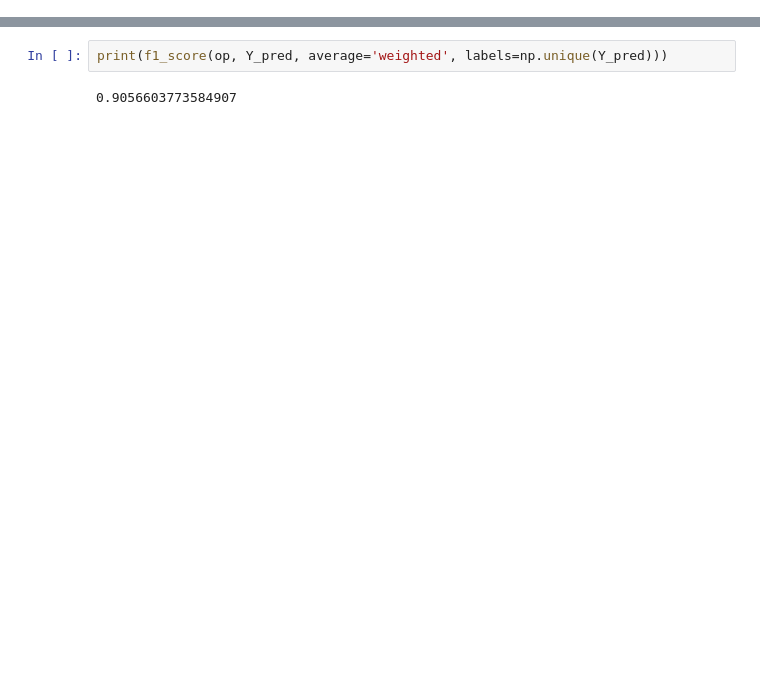
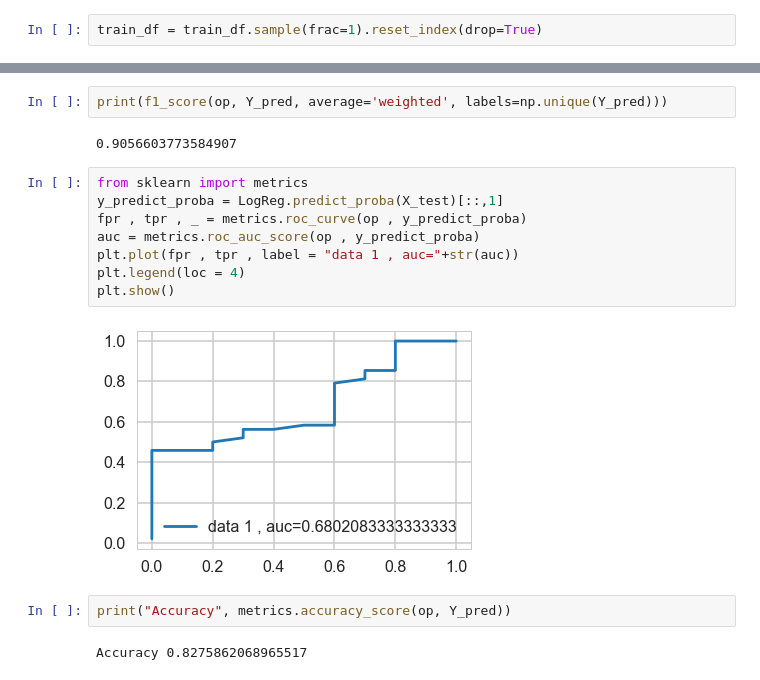
Before and after one commit to 7saheelahmed/Infant-Mortality-Prediction, a Jupyter notebook: Infant Mortality Prediction.ipynb, the cells around one changed output, grey strips where cells are left out. Cells and saved outputs as stored; diff of their text form; blank space fills up the shorter version.

```diff
--- a/Infant Mortality Prediction.ipynb
+++ b/Infant Mortality Prediction.ipynb
@@ -18,3 +18,5 @@ train_df.head()
 | 3 | 1 | 29 | 1 | 6 | ... |
 | 4 | 1 | 36 | 1 | 9 | ... |
 5 rows × 30 columns
+# %%
+train_df = train_df.sample(frac=1).reset_index(drop=True)
@@ -269,3 +179,17 @@ print(Y_pred)
 print(f1_score(op, Y_pred, average='weighted', labels=np.unique(Y_pred)))
 # %% [output]
 0.9056603773584907
+# %%
+from sklearn import metrics
+y_predict_proba = LogReg.predict_proba(X_test)[::,1]
+fpr , tpr , _ = metrics.roc_curve(op , y_predict_proba)
+auc = metrics.roc_auc_score(op , y_predict_proba)
+plt.plot(fpr , tpr , label = "data 1 , auc="+str(auc))
+plt.legend(loc = 4)
+plt.show()
+# %% [output]
+[figure, added]
+# %%
+print("Accuracy", metrics.accuracy_score(op, Y_pred))
+# %% [output]
+Accuracy 0.8275862068965517
```
Also changed, not shown: parts of 11 cells of this notebook.
